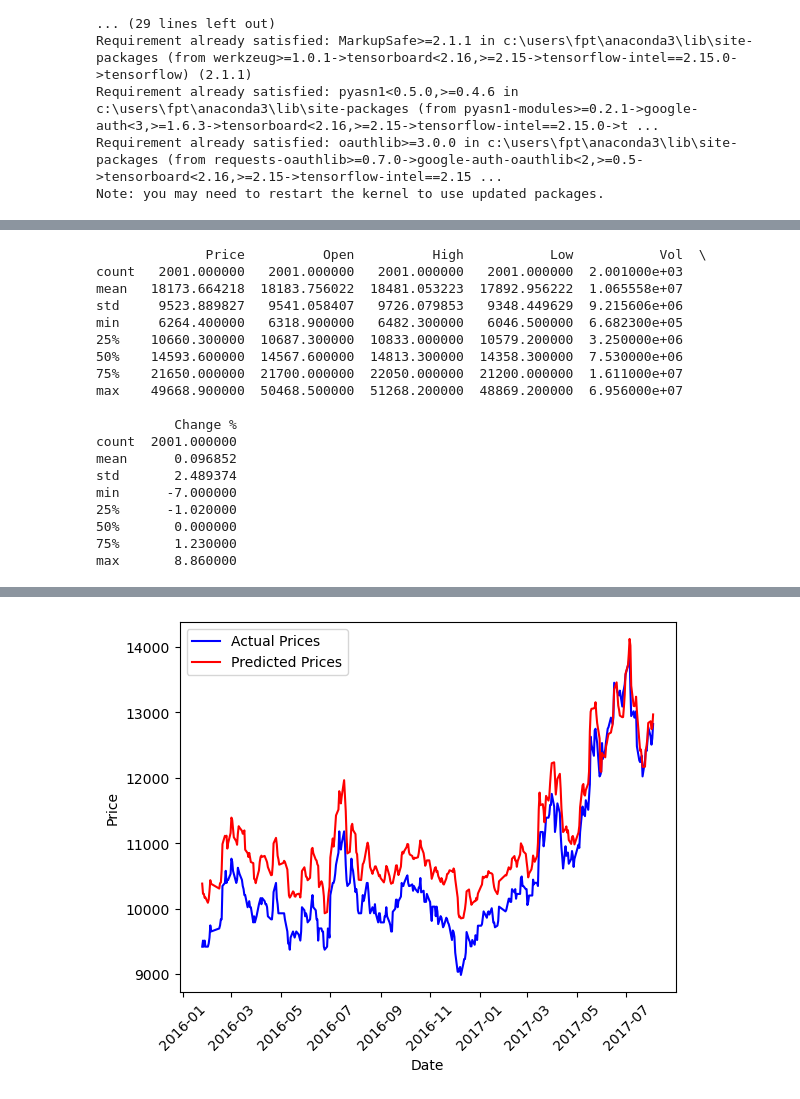
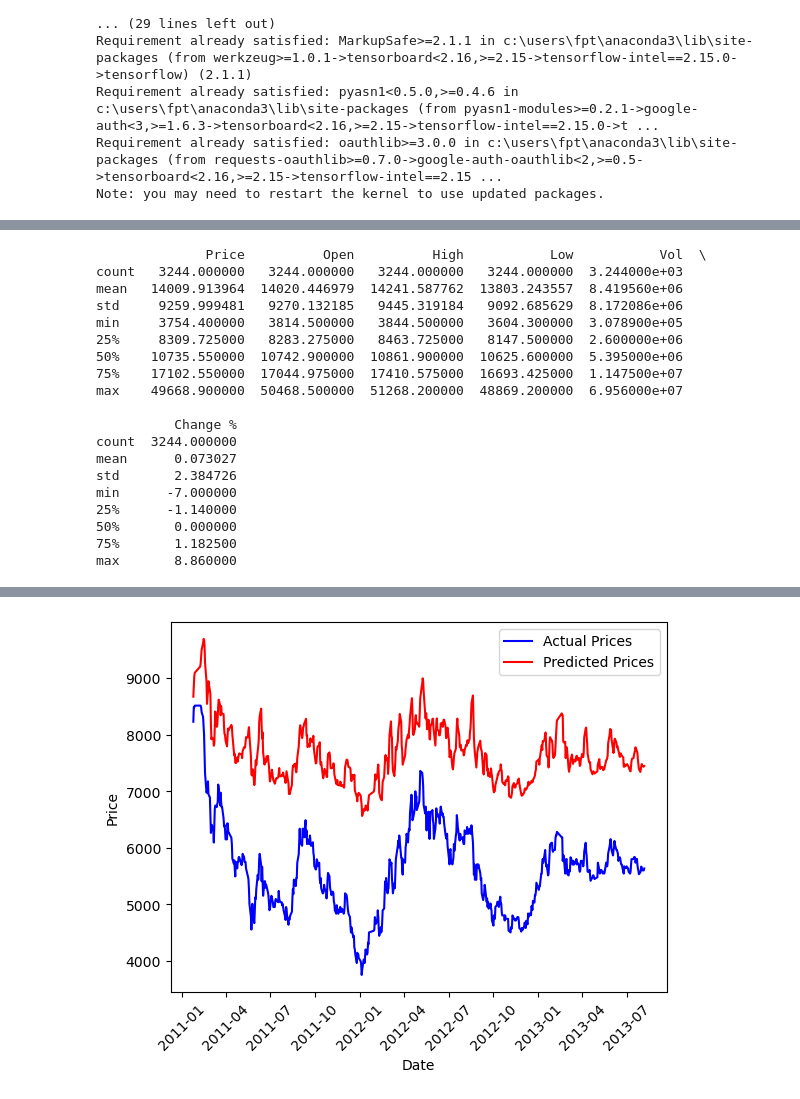
Before and after one commit to thtuanlegithub/ssiprediction, a Jupyter notebook: SSIPrediction.ipynb, the cells around one changed output, grey strips where cells are left out. Cells and saved outputs as stored; diff of their text form; code cells hidden in the pictures.

Commit message:
update data src

```diff
--- a/SSIPrediction.ipynb
+++ b/SSIPrediction.ipynb
@@ -186,7 +79,7 @@ from sklearn.metrics import mean_squared_error
 import matplotlib.pyplot as plt
 
 # Đọc dữ liệu từ CSV
-df = pd.read_csv("C:/Users/FPT/Documents/HK5/IE212/PythonCode/SSIHistoricalData.csv")
+df = pd.read_csv("SSIHistoricalData.csv")
 
 # Tiền xử lý dữ liệu
 df["Date"] = pd.to_datetime(df["Date"])
@@ -293,21 +186,21 @@ plt.legend()
 plt.show()
 # %% [output]
               Price          Open          High           Low           Vol  \
-count   2001.000000   2001.000000   2001.000000   2001.000000  2.001000e+03
-mean   18173.664218  18183.756022  18481.053223  17892.956222  1.065558e+07
-std     9523.889827   9541.058407   9726.079853   9348.449629  9.215606e+06
-min     6264.400000   6318.900000   6482.300000   6046.500000  6.682300e+05
-25%    10660.300000  10687.300000  10833.000000  10579.200000  3.250000e+06
-50%    14593.600000  14567.600000  14813.300000  14358.300000  7.530000e+06
-75%    21650.000000  21700.000000  22050.000000  21200.000000  1.611000e+07
+count   3244.000000   3244.000000   3244.000000   3244.000000  3.244000e+03
+mean   14009.913964  14020.446979  14241.587762  13803.243557  8.419560e+06
+std     9259.999481   9270.132185   9445.319184   9092.685629  8.172086e+06
+min     3754.400000   3814.500000   3844.500000   3604.300000  3.078900e+05
+25%     8309.725000   8283.275000   8463.725000   8147.500000  2.600000e+06
+50%    10735.550000  10742.900000  10861.900000  10625.600000  5.395000e+06
+75%    17102.550000  17044.975000  17410.575000  16693.425000  1.147500e+07
 max    49668.900000  50468.500000  51268.200000  48869.200000  6.956000e+07
 
           Change %
-count  2001.000000
-mean      0.096852
-std       2.489374
+count  3244.000000
+mean      0.073027
+std       2.384726
 min      -7.000000
-25%      -1.020000
+25%      -1.140000
 50%       0.000000
-75%       1.230000
+75%       1.182500
 max       8.860000
@@ -320 +213 @@ Mean Squared Error on Test Data: 0.0038632110226899385
-[figure, old version]
+[figure, new version]
```
Also changed, not shown: parts of 5 cells of this notebook, 1 other file.
